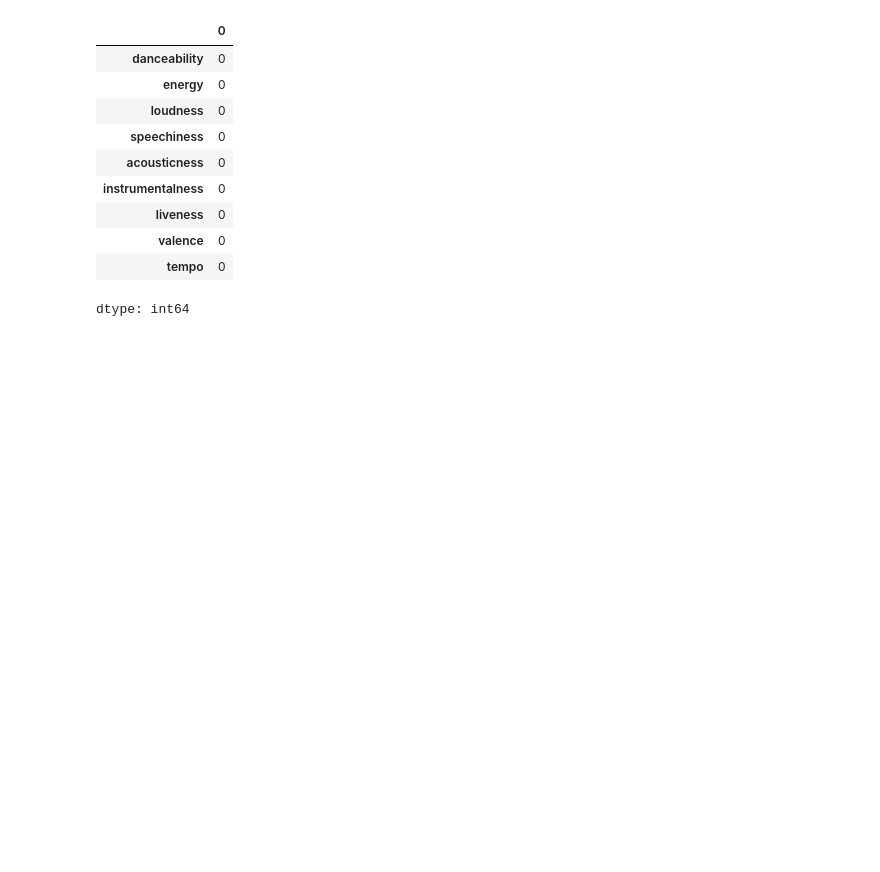
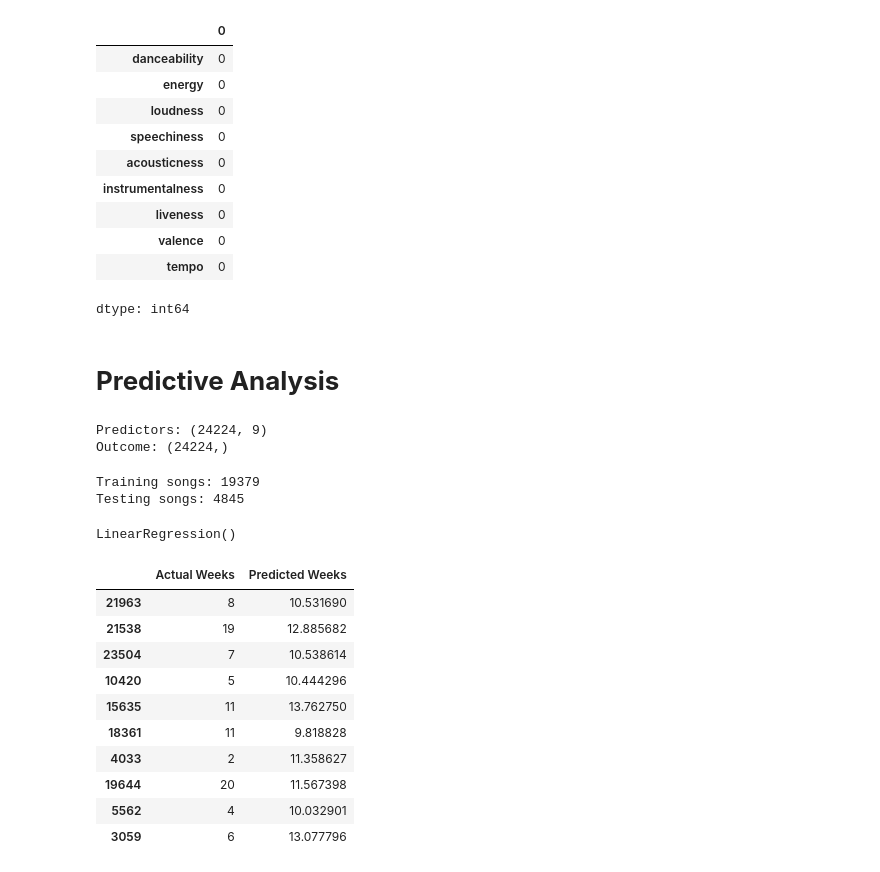
Before and after one commit to rheahalebeed/BA305-A3-Billboard-Spotify-Project, a Jupyter notebook: BA305ProjectCode.ipynb, the cells around one changed output. Saved outputs shown, nothing was run; the diff lists cells and outputs as text; code cells hidden in the pictures; blank space fills up the shorter version.

Commit message:
Developing Predictive Analysis section- Starting Regression

```diff
--- a/BA305ProjectCode.ipynb
+++ b/BA305ProjectCode.ipynb
@@ -365,3 +365,81 @@ data_clean[audio_cols[:9]].isna().sum()
 | valence | 0 |
 | tempo | 0 |
 dtype: int64
+# %% [markdown]
+# **Predictive Analysis**
+# %%
+# Select Spotify audio characteristics to predict Billboard chart longevity
+features = [
+    "danceability",
+    "energy",
+    "loudness",
+    "speechiness",
+    "acousticness",
+    "instrumentalness",
+    "liveness",
+    "valence",
+    "tempo"
+]
+
+# Define the predictors and outcome variable
+X = data_clean[features]
+y = data_clean["final_weeks_on_chart"]
+
+# Check the dimensions of the predictors and outcome
+print("Predictors:", X.shape)
+print("Outcome:", y.shape)
+# %% [output]
+Predictors: (24224, 9)
+Outcome: (24224,)
+# %%
+from sklearn.model_selection import train_test_split
+
+# Split the data into 80% training and 20% testing
+
+X_train, X_test, y_train, y_test = train_test_split(
+
+    X, y, test_size=0.20, random_state=42
+
+)
+
+print("Training songs:", len(X_train))
+
+print("Testing songs:", len(X_test))
+# %% [output]
+Training songs: 19379
+Testing songs: 4845
+# %%
+from sklearn.linear_model import LinearRegression
+
+model = LinearRegression()
+model.fit(X_train, y_train)
+# %% [output]
+LinearRegression()
+# %%
+# Predict Billboard chart longevity for songs in the testing dataset
+
+y_pred = model.predict(X_test)
+
+# Compare actual and predicted weeks on the Billboard Hot 100
+
+predictions = pd.DataFrame({
+
+    "Actual Weeks": y_test,
+
+    "Predicted Weeks": y_pred
+
+})
+
+predictions.head(10)
+# %% [output]
+|  | Actual Weeks | Predicted Weeks |
+| 21963 | 8 | 10.531690 |
+| 21538 | 19 | 12.885682 |
+| 23504 | 7 | 10.538614 |
+| 10420 | 5 | 10.444296 |
+| 15635 | 11 | 13.762750 |
+| 18361 | 11 | 9.818828 |
+| 4033 | 2 | 11.358627 |
+| 19644 | 20 | 11.567398 |
+| 5562 | 4 | 10.032901 |
+| 3059 | 6 | 13.077796 |
```
Also changed, not shown: parts of 1 cell of this notebook.
